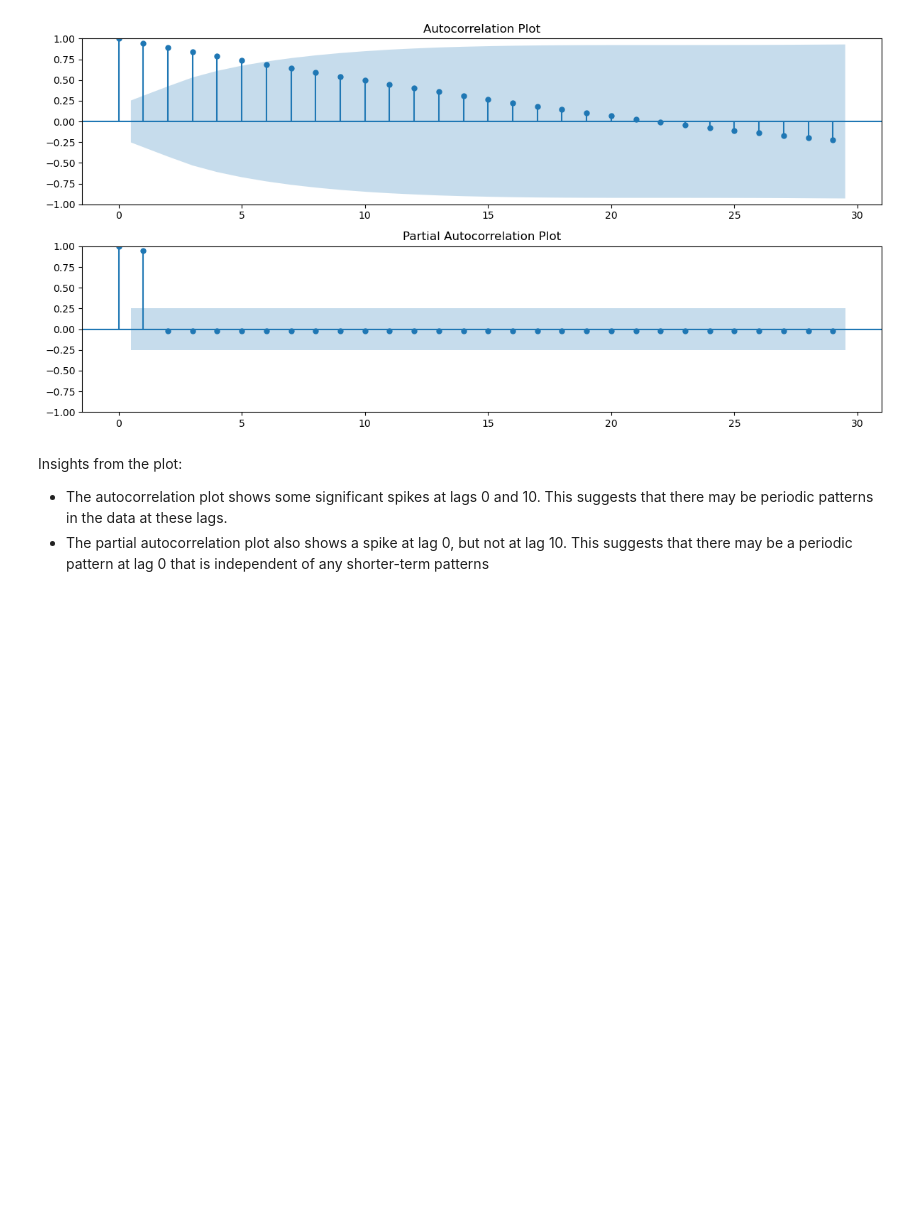
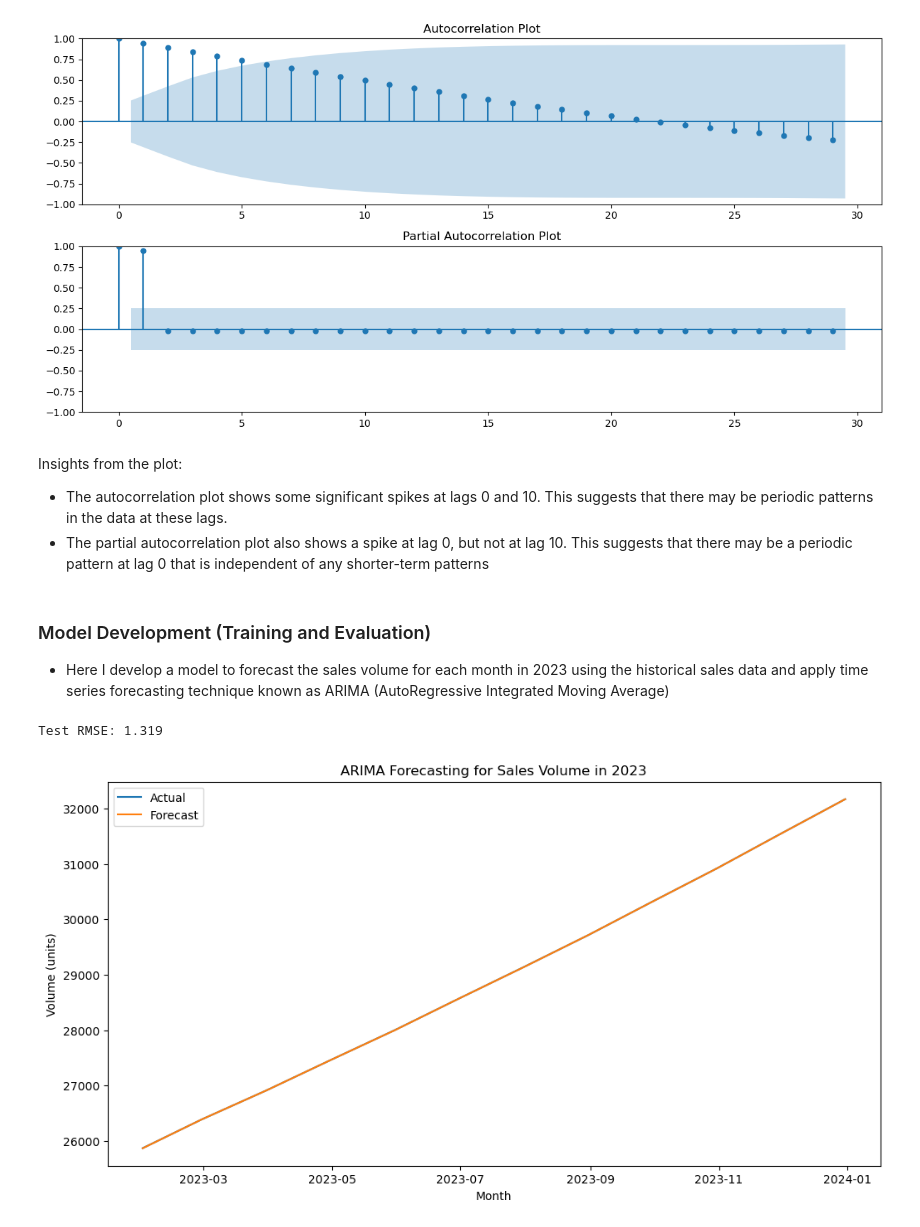
Before and after one commit to Gabriel-Dee/Revenue-Maximization-Credable, a Jupyter notebook: Revenue_maximization.ipynb, the cells around one changed output. Cells and saved outputs as stored; diff of their text form; code cells hidden in the pictures; blank space fills up the shorter version.

Commit message:
Modele Development and question answering

```diff
--- a/Revenue_maximization.ipynb
+++ b/Revenue_maximization.ipynb
@@ -212,3 +217,43 @@ plt.show()
 Insights from the plot:
 - The autocorrelation plot shows some significant spikes at lags 0 and 10. This suggests that there may be periodic patterns in the data at these lags.
 - The partial autocorrelation plot also shows a spike at lag 0, but not at lag 10. This suggests that there may be a periodic pattern at lag 0 that is independent of any shorter-term patterns
+# %% [markdown]
+### Model Development (Training and Evaluation)
+- Here I develop a model to forecast the sales volume for each month in 2023 using the historical sales data and apply time series forecasting technique known as ARIMA (AutoRegressive Integrated Moving Average)
+# %%
+# Train-test split (80% train, 20% test)
+train_size = int(len(df) * 0.8)
+train, test = df.iloc[:train_size], df.iloc[train_size:]
+
+# Define function to evaluate forecasts
+def evaluate_forecasts(test, forecasts):
+    mse = mean_squared_error(test, forecasts)
+    rmse = np.sqrt(mse)
+    return rmse
+
+# Fit ARIMA model and make forecasts
+history = train['Volume (units)'].tolist()
+forecasts = []
+for i in range(len(test)):
+    model = ARIMA(history, order=(5,1,0))
+    model_fit = model.fit()
+    forecast = model_fit.forecast()[0]
+    forecasts.append(forecast)
+    history.append(test['Volume (units)'].iloc[i])
+
+# Evaluate forecasts
+rmse = evaluate_forecasts(test['Volume (units)'], forecasts)
+print('Test RMSE: %.3f' % rmse)
+
+# Plot forecasts vs. actual
+plt.figure(figsize=(12, 6))
+plt.plot(test['Month'], test['Volume (units)'], label='Actual')
+plt.plot(test['Month'], forecasts, label='Forecast')
+plt.title('ARIMA Forecasting for Sales Volume in 2023')
+plt.xlabel('Month')
+plt.ylabel('Volume (units)')
+plt.legend()
+plt.show()
+# %% [output]
+Test RMSE: 1.319
+[figure, added]
```
Also changed, not shown: parts of 11 cells of this notebook.
